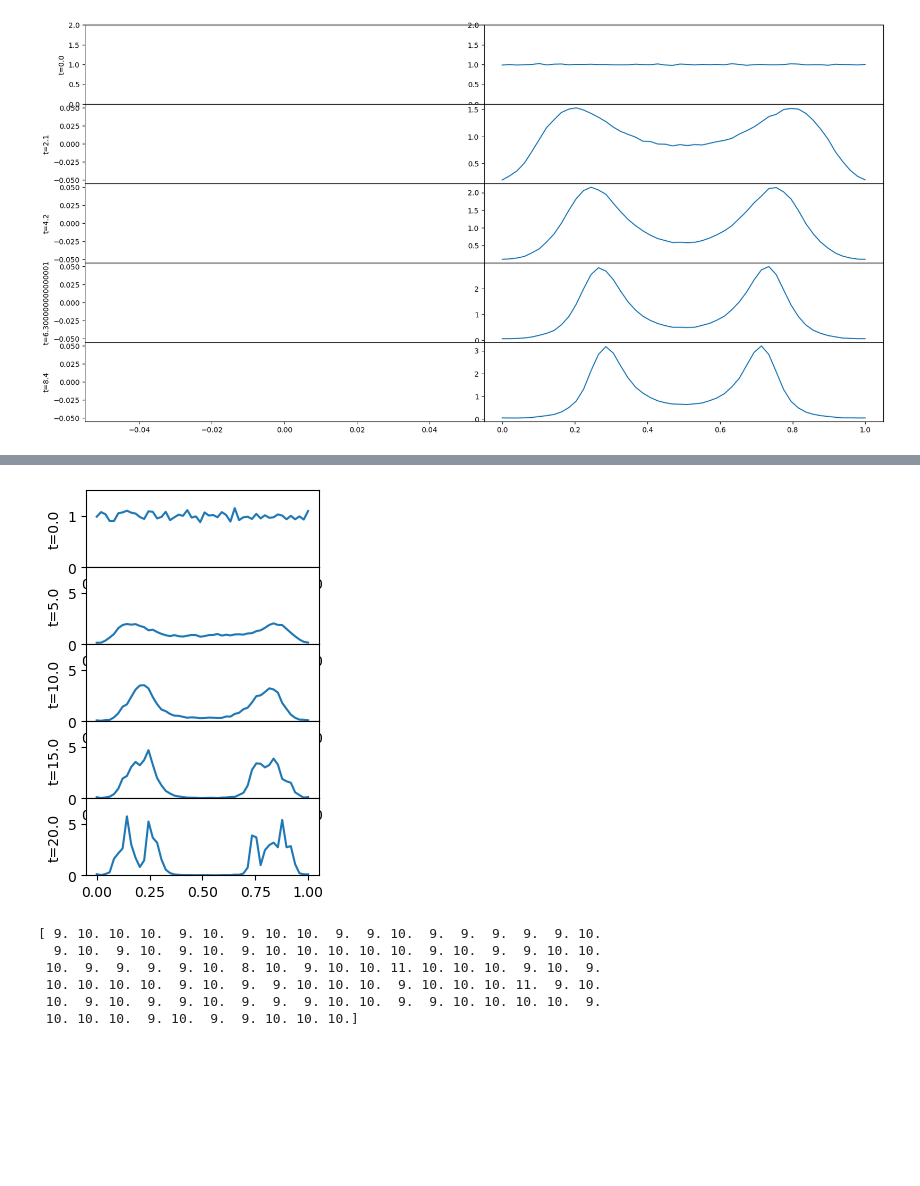
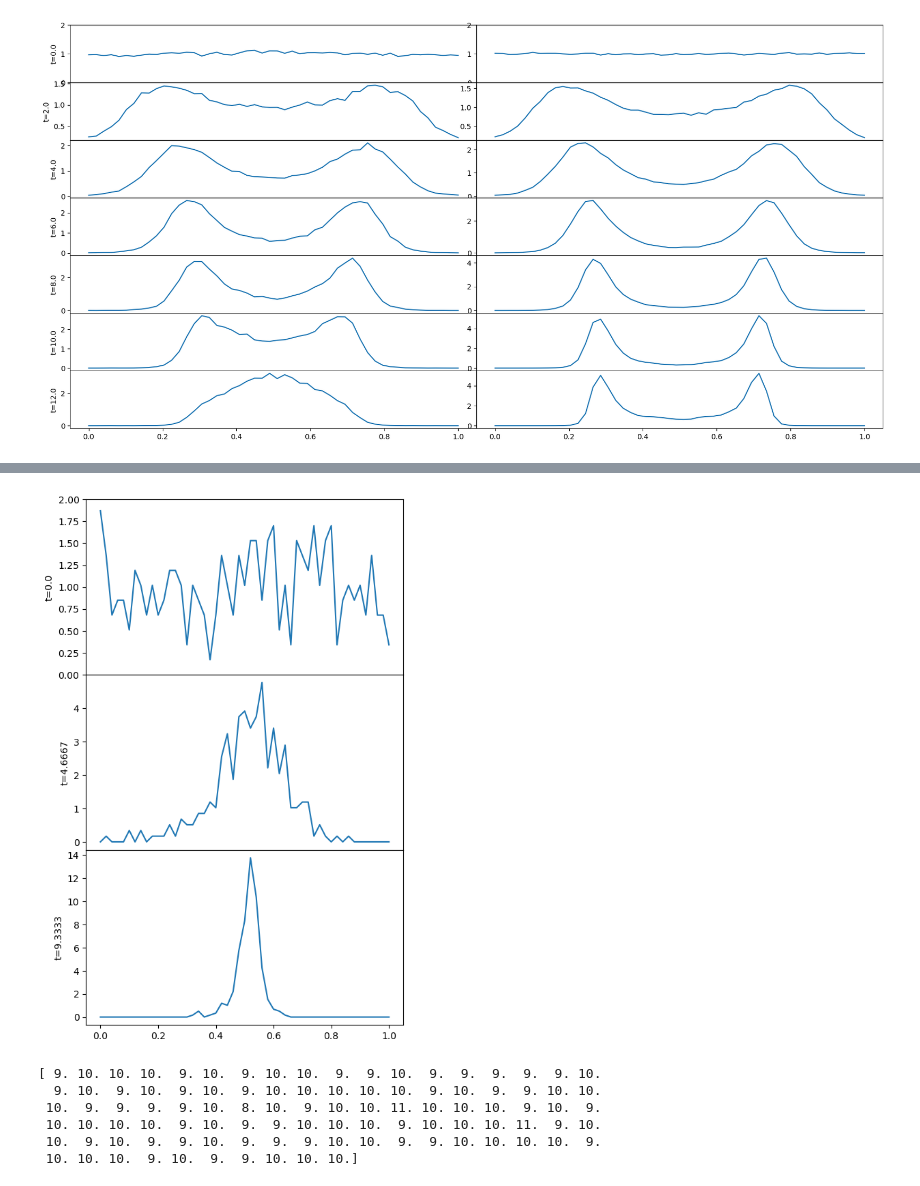
Before and after one commit to elenaoche/BoundedConfidenceTFM, a Jupyter notebook: Well-mixed study.ipynb, the cells around one changed output, grey strips where cells are left out. Cells and saved outputs as stored; diff of their text form; code cells hidden in the pictures; blank space fills up the shorter version.

```diff
--- a/Well-mixed study.ipynb
+++ b/Well-mixed study.ipynb
@@ -337,15 +542,16 @@ plt.subplots_adjust(wspace=0)
 # %%
+##Sacar todas las gráficas con distintos tamaños de redes y distinto número de iteraciones
 #Values
 net_order = np.array([300,500,800,1000,1500,2000,3000])
 symmetric_updating = True
-iterations = np.array([400,600,900,1100,1600,2100,3100])
-average = 200
-times = 5
+iterations = np.array([400,600,900,1000,1600,2100,3100])
+average = 150
+times = 7
 bins = 50
-threshold = 0.30
-convergence = 0.4
+threshold = 0.3
+convergence = 0.5
 
-for l in range(5,6):
+for l in range(3,4):
     #Initialize
     G = get_net('complete_mixing',net_order=net_order[l],rng=None)
     opinionshist = np.zeros((average,bins,times))
@@ -369,7 +575,7 @@ for l in range(5,6):
         for j in range(1,times):
             _,opinions = simulate_deffuant_model(G,iterations=iterations[l],threshold=threshold,convergence=convergence,
                                                     initial_opinions=opinions,symmetric_updating=symmetric_updating,
-                                                    fast_mode=True,rng=np.random.default_rng(42))
+                                                    fast_mode=True,rng=np.random.default_rng())
             opinionshist[i,:,j] = np.histogram(opinions,bins=bins,range=(0,1),density=True)[0]
 
         ind = 0
@@ -400,16 +606,61 @@ for l in range(5,6):
 
     plt.subplots_adjust(hspace=0)
     plt.subplots_adjust(wspace=0)
-    plt.savefig("SymUpNet={}".format(net_order[l]))
+    plt.savefig("Diferencia1y2clust")
 # %% [output]
-[figure, old version]
+[figure, new version]
 # %%
-fig,ax = plt.subplots(times,1,figsize=(3,5))
-for j in range(0,times):
-    ax[j].plot(np.linspace(start=0,stop=1,num=bins),opinionfinal[:,j])
-    ax[j].set_ylabel("t={}".format(j*time))
-    ax[j].set_ylim(0,7.5)
-    ax[0].set_ylim(0,1.5)
+##Cálculo del tiempo hasta llegar al estacionario
+#Values
+net_order = 300
+symmetric_updating = False
+iterations = 100
+average = 1
+times = 50
+bins = 51
+threshold = 0.4
+convergence = 0.5
+
+#Initialize
+G = get_net('complete_mixing',net_order=net_order,rng=None)
+opinionshist = np.zeros((average,bins,times))
+opinionfinal = np.zeros((bins,times))
+time = compute_iterations(symmetric_updating,iterations,net_order)
+rng = np.random.default_rng()
+indmax = np.zeros(times)
+testacionario = np.zeros(average)
+xaxis = np.linspace(start=0,stop=1,num=bins)
+print(xaxis)
+k = np.where(xaxis==0.36)[0]
+print(k)
+
+fig,ax = plt.subplots(int(times/14),1,figsize=(6,10))
+
+#Loop for the average over the net_order nodes keeping the opinions at certain times
+for i in range(0,average):
+    opinions = rng.random(G.order())
+    opinionshist[i,:,0] = np.histogram(opinions,bins=bins,range=(0,1),density=True)[0]
+    for j in range(1,times):
+        _,opinions = simulate_deffuant_model(G,iterations=iterations,threshold=threshold,convergence=convergence,
+                                                initial_opinions=opinions,symmetric_updating=symmetric_updating,
+                                                fast_mode=True,rng=np.random.default_rng())
+        opinionshist[i,:,j] = np.histogram(opinions,bins=bins,range=(0,1),density=True)[0]
+        indmax[j] = np.amax(opinionshist[i,:,j])
+        if((indmax[j]/2)>opinionshist[i,k,j]):
+            testacionario[i] = j*iterations
+            j = times
+
+print(testacionario)
+
+
+ax[0].set_ylim(0,2)
+
+for j in range(0,int(times/14)):
+    opinionfinal = np.mean(opinionshist,axis=0)
+    ax[j].plot(np.linspace(start=0,stop=1,num=bins),opinionfinal[:,int(j*14)])
+    ax[j].set_ylabel("t={}".format(np.round(j*time*14,4)))
+    #ax[j].set_ylim(0,30)
 
 plt.subplots_adjust(hspace=0)
+plt.show()
 # %% [output]
@@ -416,2 +673,2 @@ plt.subplots_adjust(hspace=0)
-[figure, old version]
+[figure, new version]
 # %%
```
Also changed, not shown: parts of 23 cells of this notebook, 3 other files.
